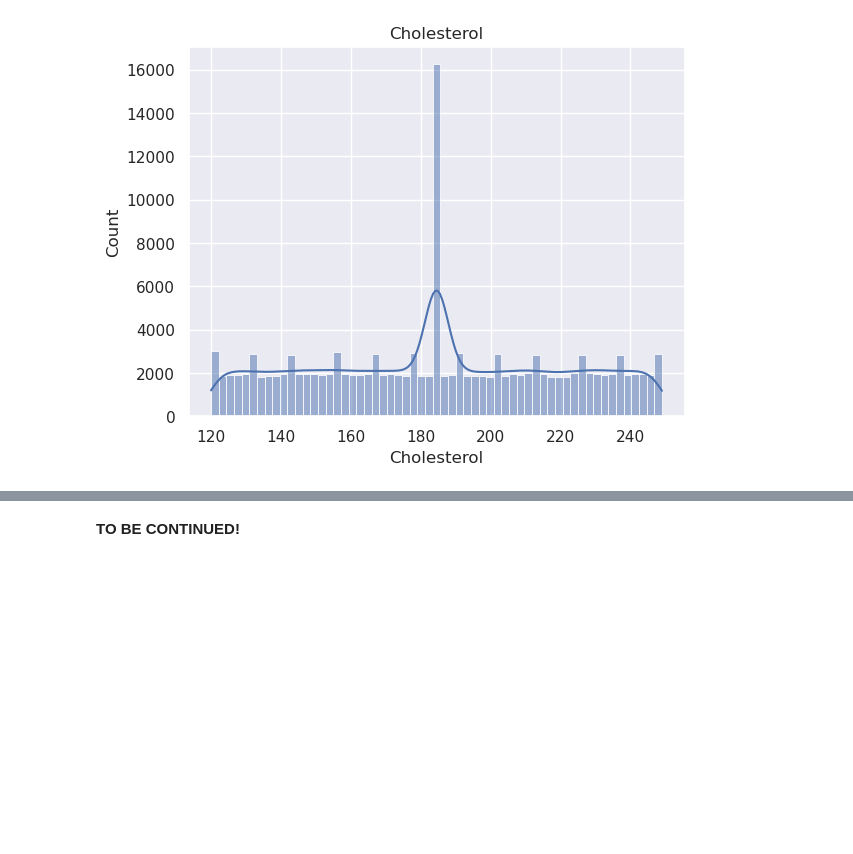
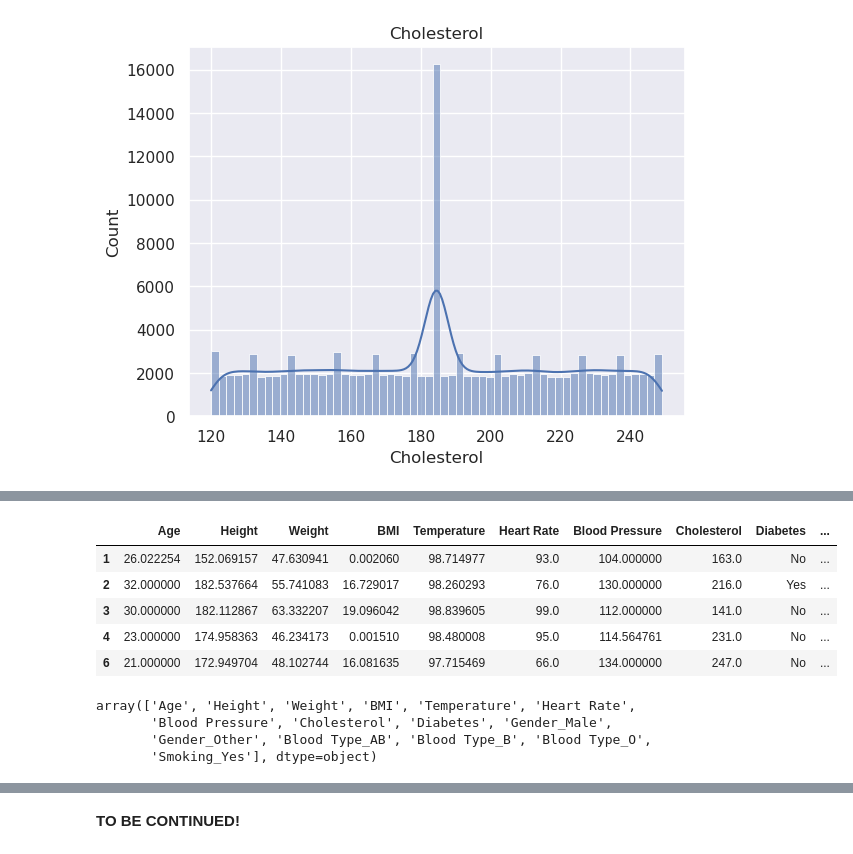
Before and after one commit to LaxmiVatsalyaDaita/Kaggle, a Jupyter notebook: med-students-data-analysis.ipynb, the cells around one changed output, grey strips where cells are left out. Saved outputs shown, nothing was run; the diff lists cells and outputs as text; code cells hidden in the pictures; blank space fills up the shorter version.

```diff
--- a/med-students-data-analysis.ipynb
+++ b/med-students-data-analysis.ipynb
@@ -287,0 +318,17 @@ plt.show()
+# %%
+data_dummies = data_dummies.drop(['Gender', 'Blood Type',  'Smoking'], axis=1)
+data_dummies.head()
+# %% [output]
+|  | Age | Height | Weight | BMI | Temperature | Heart Rate | Blood Pressure | Cholesterol | Diabetes | ... |
+| 1 | 26.022254 | 152.069157 | 47.630941 | 0.002060 | 98.714977 | 93.0 | 104.000000 | 163.0 | No | ... |
+| 2 | 32.000000 | 182.537664 | 55.741083 | 16.729017 | 98.260293 | 76.0 | 130.000000 | 216.0 | Yes | ... |
+| 3 | 30.000000 | 182.112867 | 63.332207 | 19.096042 | 98.839605 | 99.0 | 112.000000 | 141.0 | No | ... |
+| 4 | 23.000000 | 174.958363 | 46.234173 | 0.001510 | 98.480008 | 95.0 | 114.564761 | 231.0 | No | ... |
+| 6 | 21.000000 | 172.949704 | 48.102744 | 16.081635 | 97.715469 | 66.0 | 134.000000 | 247.0 | No | ... |
+# %%
+data_dummies.columns.values
+# %% [output]
+array(['Age', 'Height', 'Weight', 'BMI', 'Temperature', 'Heart Rate',
+       'Blood Pressure', 'Cholesterol', 'Diabetes', 'Gender_Male',
+       'Gender_Other', 'Blood Type_AB', 'Blood Type_B', 'Blood Type_O',
+       'Smoking_Yes'], dtype=object)
```
Also changed, not shown: parts of 17 cells of this notebook.
